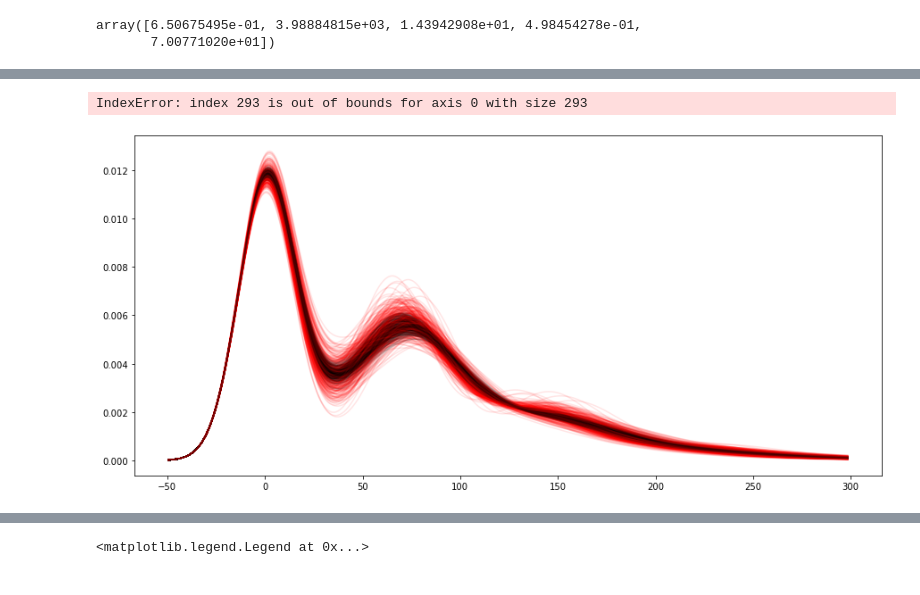
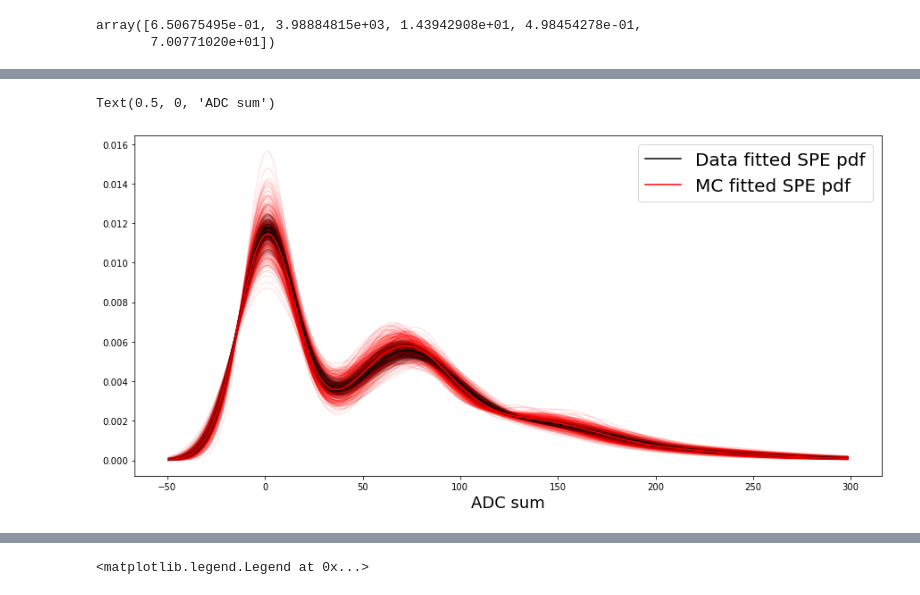
Before and after one commit to ThomasTTX/nectarchain, a Jupyter notebook: MC_data_comparaison_noteebooks/SPE_newMC_dataV7.ipynb, the cells around one changed output, grey strips where cells are left out. Drawn from its saved outputs; the diff is of its cells as text; code cells hidden in the pictures.

```diff
--- a/MC_data_comparaison_noteebooks/SPE_newMC_dataV7.ipynb
+++ b/MC_data_comparaison_noteebooks/SPE_newMC_dataV7.ipynb
@@ -148,8 +242,22 @@ No handles with labels found to put in legend.
 # %%
-for ii in range(npix*nloop):
-    p = plt.plot(xx,mes2g(xx,1,0,14,ress_data[ii,3],ress_data[ii,4]),color='black',alpha=.1)
-    p = plt.plot(xx,mes2g(xx,1,0,14,ress_MC[ii,3],ress_MC[ii,4]),color='red',alpha=.1)
-#plt.gca().set_yscale('log')
+for ii in range(293):
+    p = plt.plot(xx,mes2g(xx,1,0,ress_data[ii,2],ress_data[ii,3],ress_data[ii,4]),color='black',alpha=.1)
+    p = plt.plot(xx,mes2g(xx,1,0,ress_MC[ii,2],ress_MC[ii,3],ress_MC[ii,4]),color='red',alpha=.1)
+
+p = plt.plot(xx,mes2g(xx,1, \
+                          0,ress_data[:,2].mean(axis=0), \
+                          ress_data[:,3].mean(axis=0), \
+                          ress_data[:,4].mean(axis=0)),color='black',alpha=1,\
+                          label='Data fitted SPE pdf')
+p = plt.plot(xx,mes2g(xx,1, \
+                          0,ress_MC[:,2].mean(axis=0), \
+                          ress_MC[:,3].mean(axis=0), \
+                          ress_MC[:,4].mean(axis=0)),color='red',alpha=1,\
+                          label='MC fitted SPE pdf')
+ax = plt.gca()
+
+ax.legend(prop={'size':20})
+ax.set_xlabel('ADC sum',fontsize=18)
 # %% [output]
-IndexError: index 293 is out of bounds for axis 0 with size 293
+Text(0.5, 0, 'ADC sum')
-[figure, old version]
+[figure, new version]
```
Also changed, not shown: parts of 4 cells of this notebook, 2 other files.
